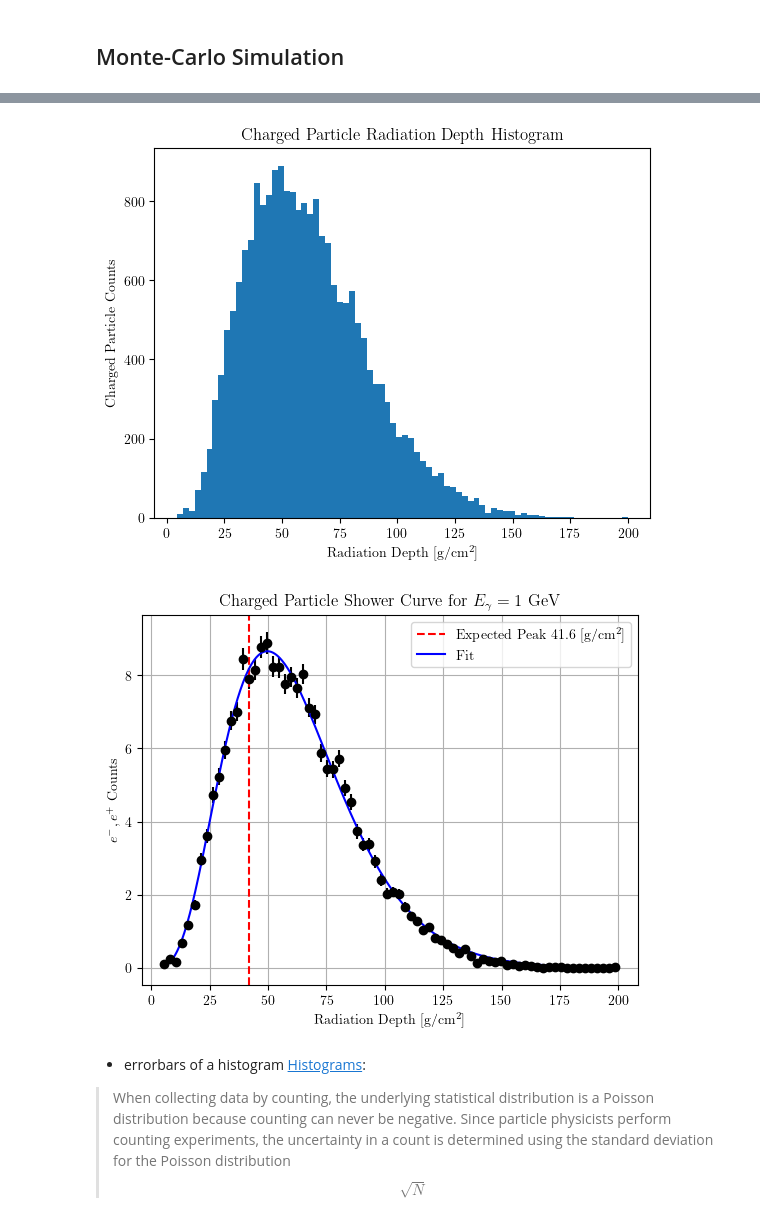
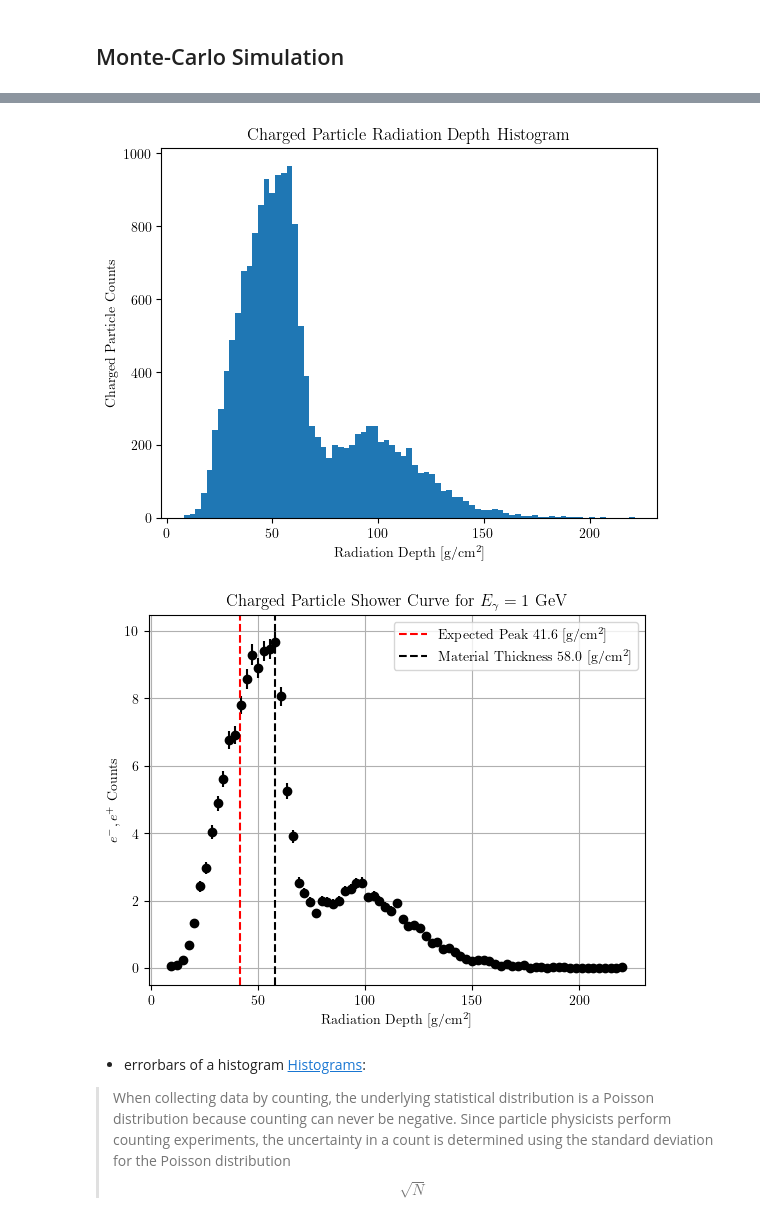
Before and after one commit to mattketk/particle-cascade, a Jupyter notebook: notebooks/ParticleCascade.ipynb, the cells around one changed output, grey strips where cells are left out. Saved outputs shown, nothing was run; the diff lists cells and outputs as text; code cells hidden in the pictures.

```diff
--- a/notebooks/ParticleCascade.ipynb
+++ b/notebooks/ParticleCascade.ipynb
@@ -31,6 +31,10 @@ plt.savefig('../deliverables/figures/exp_dist.pdf')
 initial_energy = 1e+3
 brem_crit = 6.9
 radiation_length = 5.80
+mat_thickness = 10.
+mat_density = 11.4
+# mat_radiation_length = mat_thickness * mat_density
+mat_radiation_length = 10. * radiation_length
 n_trials = 100
 # %%
 def cascade_trial(
@@ -112,8 +135,8 @@ charged_save.to_csv('data/charged_1000.csv', index=False)
 photon_save = DataFrame(total_charged, columns=['Energy (MeV)', 'Depth (g/cm2)', 'Active'])
 photon_save.to_csv('data/photon_1000.csv', index=False)
 # %%
-total_charged = read_csv('data/charged.csv')
-total_photons = read_csv('data/photon.csv')
+total_charged = read_csv('data/charged_1000.csv')
+total_photons = read_csv('data/photon_1000.csv')
 
 bin_counts, bin_edges, _ = plt.hist(total_charged['Depth (g/cm2)'], density=False, bins='auto', label=f'Trials = {n_trials}');
 bin_counts /= n_trials
@@ -123,20 +146,20 @@ plt.title('Charged Particle Radiation Depth Histogram')
 plt.savefig('../deliverables/figures/charged_depth_hist.pdf')
 bin_centers = (bin_edges[1:] + bin_edges[:-1])/2
 
-def fit_function(x, a, b, c):
-    return a * x ** b * np.exp(-x / c)
+# def fit_function(x, a, b, c):
+#     return a * x ** b * np.exp(-x / c)
 
-x = bin_centers
-y = bin_counts
+# x = bin_centers
+# y = bin_counts
 
-fit_model = Model(fit_function)
-params = fit_model.make_params(a=8e-3, b=4., c=13)
-results = fit_model.fit(y, params, x=x)
-x_fit = np.linspace(
-    bin_centers.min(),
-    bin_centers.max(),
-    500
-)
+# fit_model = Model(fit_function)
+# params = fit_model.make_params(a=8e-3, b=4., c=13)
+# results = fit_model.fit(y, params, x=x)
+# x_fit = np.linspace(
+#     bin_centers.min(),
+#     bin_centers.max(),
+#     500
+# )
 
 fig, ax = plt.subplots()
 ax.grid()
@@ -148,10 +171,10 @@ ax.set_title('Charged Particle Shower Curve for $E_\\gamma = 1$ GeV')
 
 expected_peak = np.log(initial_energy / brem_crit) / np.log(2.) * radiation_length
 ax.axvline(expected_peak, color='red', linestyle='--', label=f'Expected Peak {expected_peak:.3} [g/cm$^2$]')
+ax.axvline(mat_radiation_length, color='k', linestyle='--', label=f'Material Thickness {mat_radiation_length} [g/cm$^2$]')
 
-ax.plot(x_fit, fit_model.eval(results.params, x=x_fit), label='Fit', color='blue')
+# ax.plot(x_fit, fit_model.eval(results.params, x=x_fit), label='Fit', color='blue')
 ax.legend()
 
 fig.savefig('../deliverables/figures/charged_depth_results.pdf')
-print(results.fit_report())
 # %% [output]
@@ -178,5 +181,5 @@ print(results.fit_report())
-[figure, old version]
+[figure, new version]
-[figure, old version]
+[figure, new version]
 # %% [markdown]
 - errorbars of a histogram [Histograms](https://www.quarknet.org/sites/default/files/histogram_uncertainty_tchr_31oct19.pdf):
 > When collecting data by counting, the underlying statistical distribution is a Poisson distribution
```
Also changed, not shown: parts of 8 cells of this notebook, 26 other files.
